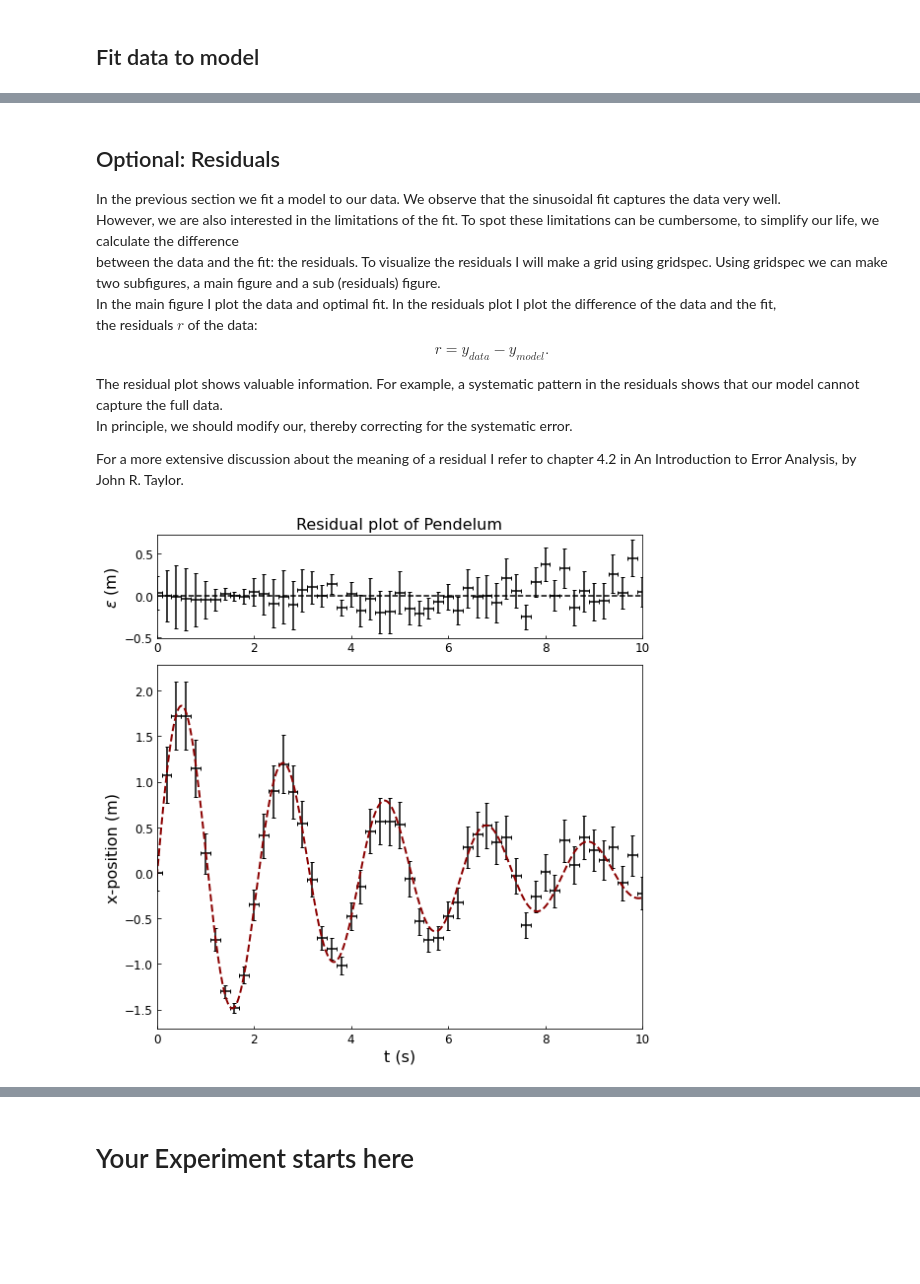
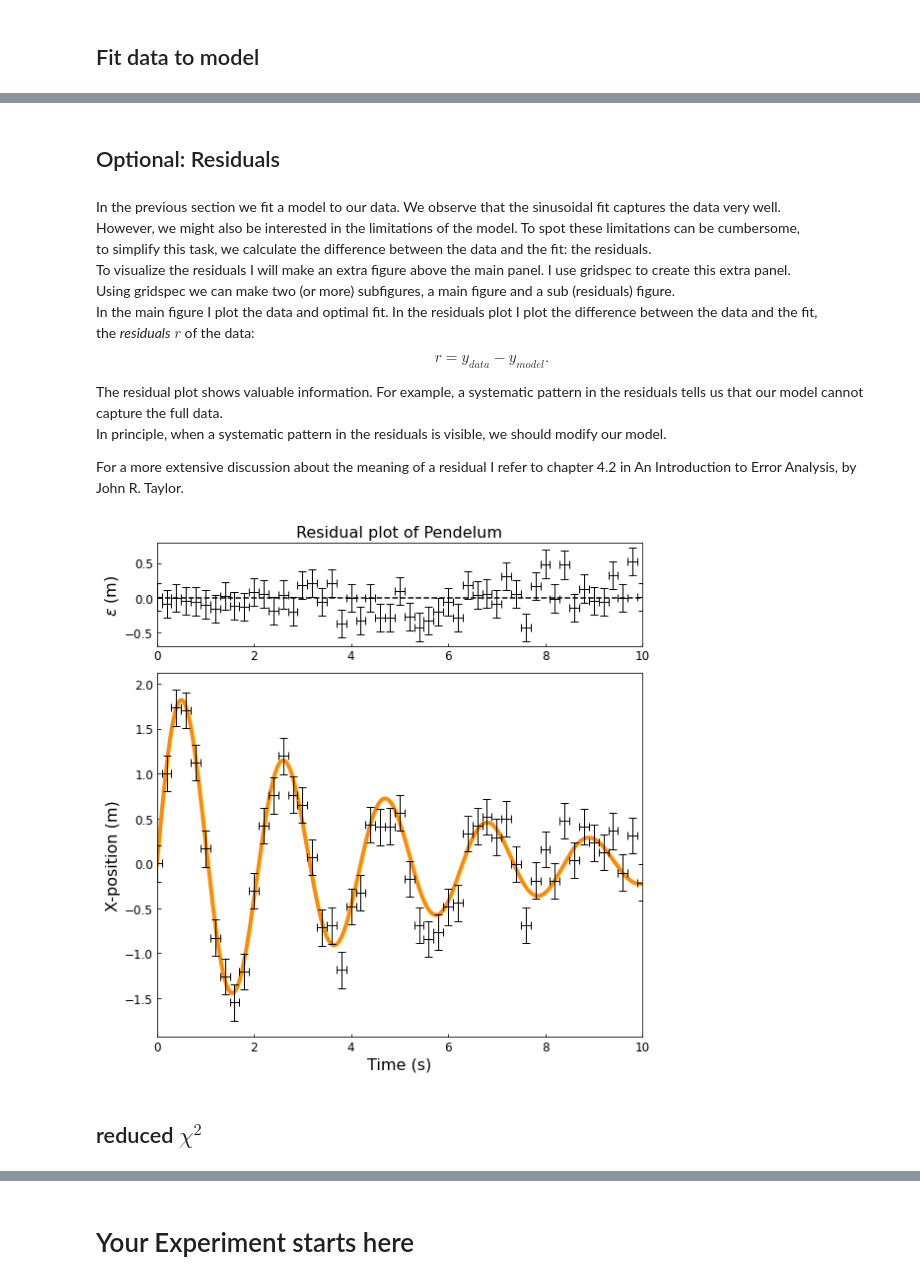
Before and after one commit to JBusink/Curve-Fit, a Jupyter notebook: curve_fit_CI.ipynb, the cells around one changed output, grey strips where cells are left out. Saved outputs shown, nothing was run; the diff lists cells and outputs as text; code cells hidden in the pictures; blank space fills up the shorter version.

```diff
--- a/curve_fit_CI.ipynb
+++ b/curve_fit_CI.ipynb
@@ -54,7 +69,7 @@ Note that I define my dataset as x-and y-coordinates, but for a physical pendulu
 # %%
 np.random.seed(2) #initialize random number generator seed.
 
-x = np.arange(0,10.2,0.2) # x-axis data, an array ('list') from [0,0.2...9.8, 10].
-y = 2*np.exp(-0.2*x)*np.sin(3*x) + 0.05*x*np.random.uniform(-1,1,len(x)) # y-axis data.
-xerr = 0.1 # constant error in time.
-yerr = 0.1*y +0.2 # The error in x-position.
+t = np.arange(0,10.2,0.2) # t-axis data, an array ('list') from [0,0.2...9.8, 10].
+x = 2*np.exp(-0.2*t)*np.sin(3*t) + 0.2*np.sqrt(t)*np.random.uniform(-1,1,len(t)) # x-axis data.
+terr = 0.1 # constant error in time.
+xerr = 0*t +0.2 # The error in x-position, please note that the shape of xerr must be of the same size as x (by 0*t I enforce this)
@@ -122,23 +138,23 @@ One can import .svg picture in e.g. inkscape, powerpoint or adobe photoshop to m
 def sinus_model(t,A,gamma,omega,phi):
     return A*np.exp(-gamma*t)*np.sin(omega*t+phi)
 
-popt, pcov = curve_fit(sinus_model,x,y,sigma = yerr,p0=[1,0.1,4.12,0.5])
+popt, pcov = curve_fit(sinus_model,t,x,sigma = xerr,p0=[1,0.1,4.12,0.5])
 
 parameter=['Amplitude (m)','Gamma (1/s)', 'Frequency (rad/s)', 'phase (rad)']
 for i in range (4):
     print("The optimal value for ", parameter[i], 'is:', "{:.4f}".format(popt[i]), '\u00B1', "{:.6f}".format(np.sqrt(pcov[i,i])))
 
-xfit = np.linspace(0,max(x),10000) #create new data for fit.
+tfit = np.linspace(0,max(t),10000) #create new data for fit.
 
 #Plot data + fit
 fig,axes=plt.subplots(1,1,figsize=(8,4),sharex=True,sharey=True)
-axes.plot(xfit,sinus_model(xfit,*popt), color ='darkred', lw = 2,zorder =1) #plot fit
-axes.errorbar(x,y,xerr=xerr,yerr=yerr,fmt='none',ecolor='black',capsize=2) #fmt, ecolor and capsize can be personalized.
+axes.plot(tfit,sinus_model(tfit,*popt), color ='darkorange', lw = 4,zorder =1) #plot fit
+axes.errorbar(t,x,xerr=terr,yerr=xerr,fmt='none',ecolor='black',capsize=4,elinewidth=1) #fmt, ecolor and capsize can be personalized.
 
 #plot axis labels and limits
-axes.set_title('Example fit using Curve_fit of a simple pendulum',fontsize=16)
-axes.set_xlabel('time (s)',fontsize=12)
-axes.set_ylabel('x (m)',fontsize=12)
+axes.set_title('Example fit using Curve_fit of a simple pendulum',fontsize=18)
+axes.set_xlabel('time (s)',fontsize=16)
+axes.set_ylabel('x-position (m)',fontsize=16)
 axes.set_xlim(0,10)
 
 #Some plot settings
@@ -158,44 +174,52 @@ The optimal value for  phase (rad) is: -0.0196 ± 0.040323
+# %% [markdown]
+## Optional: Residuals <a id='residuals'></a>
 # %% [markdown]
-## Optional: Residuals <a id='residuals'></a>
 In the previous section we fit a model to our data. We observe that the sinusoidal fit captures the data very well.<br>
-However, we are also interested in the limitations of the fit. To spot these limitations can be cumbersome, to simplify our life, we calculate the difference<br>
-between the data and the fit: the residuals. To visualize the residuals I will make a grid using gridspec. Using gridspec we can make two subfigures, a main figure and a sub (residuals) figure.<br>
-In the main figure I plot the data and optimal fit. In the residuals plot I plot the difference of the data and the fit, <br>the residuals $r$ of the data:
+However, we might also be interested in the limitations of the model. To spot these limitations can be cumbersome,<br>
+to simplify this task, we calculate the difference between the data and the fit: the residuals.<br>
+To visualize the residuals I will make an extra figure above the main panel. I use gridspec to create this extra panel.<br>
+Using gridspec we can make two (or more) subfigures, a main figure and a sub (residuals) figure.<br>
+In the main figure I plot the data and optimal fit. In the residuals plot I plot the difference between the data and the fit, <br>the <em>residuals</em> $r$ of the data:
 
 \begin{equation}
     r = y_{data}-y_{model}.
     \tag{4}
 \end{equation}
 
-The residual plot shows valuable information. For example, a systematic pattern in the residuals shows that our model cannot capture the full data.<br>
-In principle, we should modify our, thereby correcting for the systematic error.
+The residual plot shows valuable information. For example, a systematic pattern in the residuals tells us that our model cannot capture the full data.<br>
+In principle, when a systematic pattern  in the residuals is visible, we should modify our model.
 
 For a more extensive discussion about the meaning of a residual I refer to chapter 4.2 in An Introduction to Error Analysis, by John R. Taylor.
 # %%
 import matplotlib.gridspec as gridspec
 
 fig = plt.figure(figsize=(8,8))
 gs = gridspec.GridSpec(4, 4) #Creates a grid of 6 rows and 4 columns.
 axes_main = plt.subplot(gs[1:4, :4]) #Main axis goes from row 1 to 6.
 axes_residuals = plt.subplot(gs[0, :4],sharex=axes_main) #Residual axis is row 0.
 
+axes_main.plot(tfit,sinus_model(tfit,*popt),color='darkorange', lw=4)
+axes_main.errorbar(t,x,xerr=terr,yerr=xerr,fmt='none',ecolor='black',capsize=4,elinewidth=1)
+
+axes_main.set_xlabel('Time (s)',fontsize=16)
+axes_main.set_ylabel('X-position (m)',fontsize=16)
+axes_main.set_xlim(0,10)
 axes_main.tick_params(axis='both',direction ='in',labelsize=12)
-axes_main.errorbar(x,y,xerr=xerr,yerr=yerr,fmt='none',ecolor='black',capsize=2) #fmt, ecolor and capsize can be personalized.
-axes_main.plot(xfit,sinus_model(xfit,*popt),color='darkred',ls='--', lw=2)
-axes_main.set_xlabel('t (s)',fontsize=16)
-axes_main.set_ylabel('x-position (m)',fontsize=16)
-axes_main.set_xlim(0,10)
+
+
+axes_residuals.errorbar(t,x-sinus_model(t,*popt),xerr=terr,yerr=xerr,fmt='none',ecolor='black'
+                        ,capsize=4,elinewidth=1)
 
 axes_residuals.tick_params(axis='both',direction ='in',labelsize=12)
 axes_residuals.set_title('Residual plot of Pendelum',fontsize=16)
-axes_residuals.errorbar(x,y-sinus_model(x,*popt),xerr=xerr,yerr=yerr,fmt='none',ecolor='black',capsize=2) #fmt, ecolor and capsize can be personalized.
-
-axes_residuals.hlines(0,np.min(x),np.max(x),color='black',ls='--')
+axes_residuals.hlines(0,np.min(t),np.max(t),color='black',ls='--')
 axes_residuals.set_ylabel(r'$\epsilon$ (m)',fontsize=16)
 axes_residuals.set_xlim(0,10)
 
 plt.tight_layout()
 plt.show()
 # %% [output]
-[figure, old version]
+[figure, new version]
+# %% [markdown]
+## reduced $\chi^2$ <a id='chisq'></a>
 # %% [markdown]
```
Also changed, not shown: parts of 22 cells of this notebook, 1 other file.
